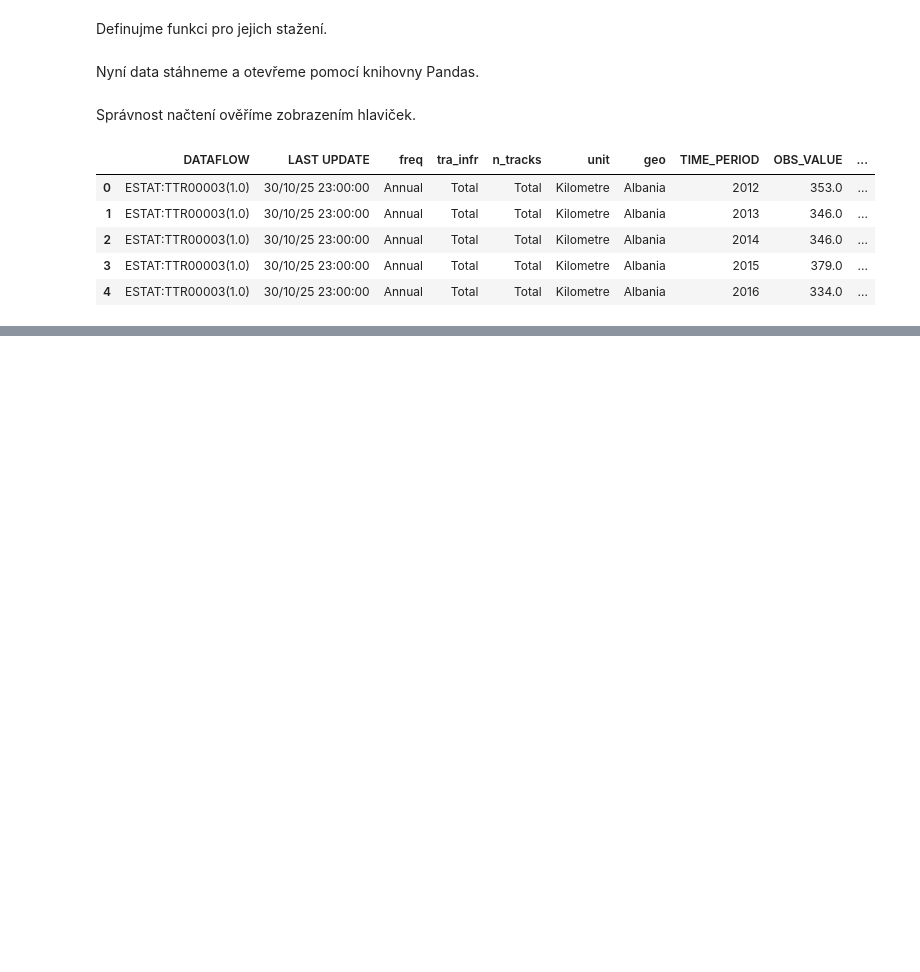
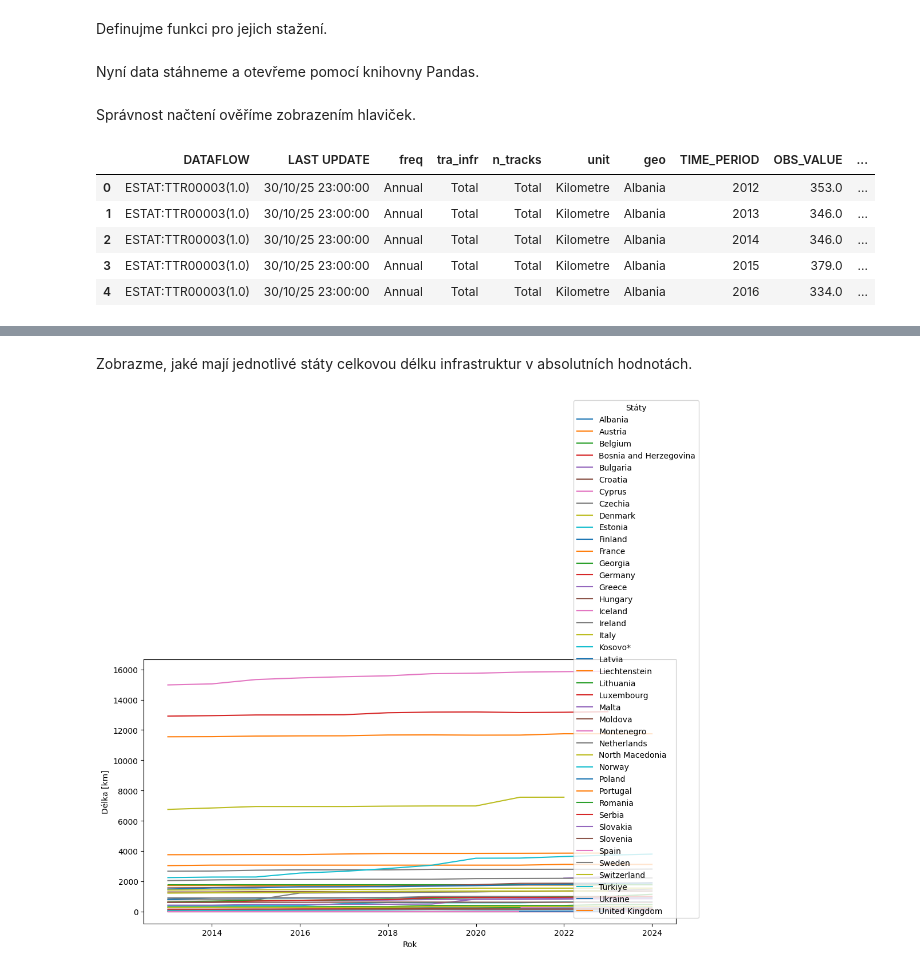
Before and after one commit to gureckyfrantisek/UZPR_skB, a Jupyter notebook: main.ipynb, the cells around one changed output, grey strips where cells are left out. Cells and saved outputs as stored; diff of their text form; code cells hidden in the pictures; blank space fills up the shorter version.

```diff
--- a/main.ipynb
+++ b/main.ipynb
@@ -53,0 +86,4 @@ highway_data.head()
+# %%
+highway_data = highway_data[~highway_data['geo'].str.contains(r'[()]', regex=True)]
+railway_data = railway_data[~railway_data['geo'].str.contains(r'[()]', regex=True)]
+population_data = population_data[~population_data['geo'].str.contains(r'[()]', regex=True)]
@@ -53,0 +105,19 @@ highway_data.head()
+# %% [markdown]
+Zobrazme, jaké mají jednotlivé státy celkovou délku infrastruktur v absolutních hodnotách.
+# %%
+import matplotlib.pyplot as plt
+
+def plot_absolute(df):
+    plt.figure(figsize=(12, 6))
+
+    for geo, group in df.groupby("geo"):
+        plt.plot(group["TIME_PERIOD"], group["OBS_VALUE"], label=geo)
+
+    plt.xlabel("Rok")
+    plt.ylabel("Délka [km]")
+    plt.legend(title="Státy", bbox_to_anchor=(1.05, 1), loc="right")
+    plt.show()
+# %%
+plot_absolute(highway_data)
+# %% [output]
+[figure, added]
```
Also changed, not shown: parts of 26 cells of this notebook.
